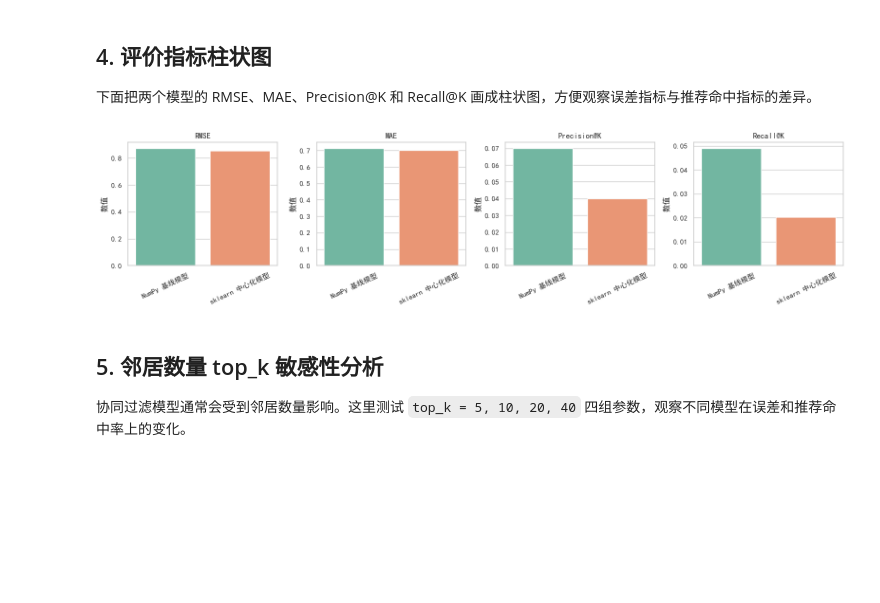
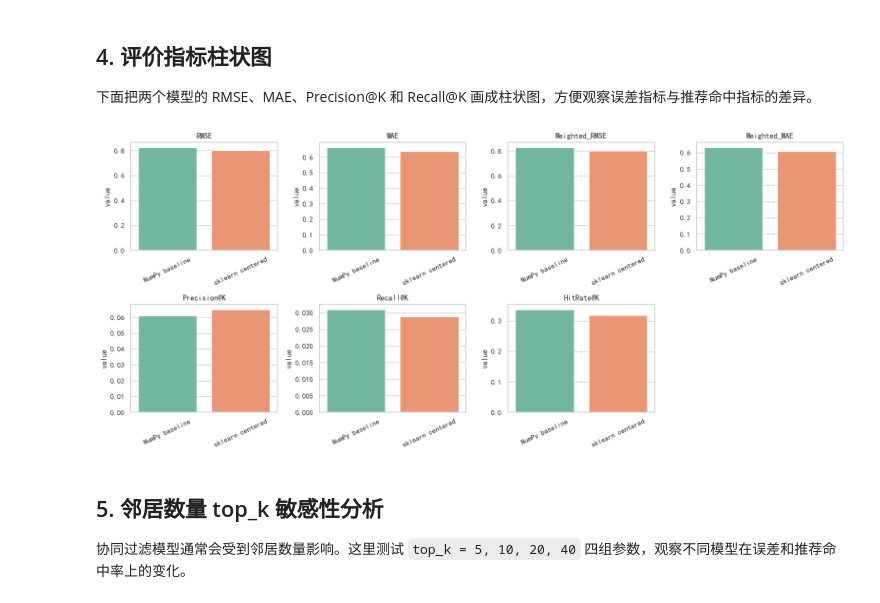
Before and after one commit to chihayaqs/Movie-Recommender-System, a Jupyter notebook: notebooks/model_comparison.ipynb, the cells around one changed output. Cells and saved outputs as stored; diff of their text form; code cells hidden in the pictures; blank space fills up the shorter version.

```diff
--- a/notebooks/model_comparison.ipynb
+++ b/notebooks/model_comparison.ipynb
@@ -90,24 +102,24 @@ Name: 取值, dtype: object
 # %%
 train_matrix, test_matrix = train_test_split_matrix(
     matrix,
-    test_size=experiment_config['测试集比例'],
-    random_state=experiment_config['随机种子'],
+    test_size=TEST_SIZE,
+    random_state=RANDOM_STATE,
 )
 
-eval_user_count = 20
+eval_user_count = None
 all_eval_user_ids = [uid for uid in test_matrix.index if test_matrix.loc[uid].notna().any()]
 eval_user_ids = all_eval_user_ids if eval_user_count is None else all_eval_user_ids[:eval_user_count]
 
 split_summary = pd.Series(
     {
-        '训练矩阵规模': train_matrix.shape,
-        '测试矩阵规模': test_matrix.shape,
-        '训练集评分数': int(train_matrix.notna().sum().sum()),
-        '测试集评分数': int(test_matrix.notna().sum().sum()),
-        '参与评估用户数': len(eval_user_ids),
-        '参与评估的测试评分数': int(test_matrix.loc[eval_user_ids].notna().sum().sum()),
+        'train_shape': train_matrix.shape,
+        'test_shape': test_matrix.shape,
+        'train_ratings': int(train_matrix.notna().sum().sum()),
+        'test_ratings': int(test_matrix.notna().sum().sum()),
+        'evaluation_users': len(eval_user_ids),
+        'evaluation_test_ratings': int(test_matrix.loc[eval_user_ids].notna().sum().sum()),
     },
-    name='取值',
+    name='value',
 )
 display(split_summary)
 # %% [output]
@@ -159,31 +178,34 @@ display(comparison_display)
 
 下面把两个模型的 RMSE、MAE、Precision@K 和 Recall@K 画成柱状图，方便观察误差指标与推荐命中指标的差异。
 # %%
-metric_labels = ['RMSE', 'MAE', 'Precision@K', 'Recall@K']
+metric_labels = EVALUATION_METRICS
 plot_source = comparison.copy()
 plot_source.attrs = {}
 plot_df = plot_source.melt(
     id_vars=['algorithm'],
     value_vars=metric_labels,
-    var_name='指标',
-    value_name='数值',
+    var_name='metric',
+    value_name='value',
 )
-plot_df['模型'] = plot_df['algorithm'].map({
-    BASELINE_ALGORITHM: 'NumPy 基线模型',
-    SKLEARN_ALGORITHM: 'sklearn 中心化模型',
+plot_df['model_label'] = plot_df['algorithm'].map({
+    BASELINE_ALGORITHM: 'NumPy baseline',
+    SKLEARN_ALGORITHM: 'sklearn centered',
 })
 
-fig, axes = plt.subplots(1, 4, figsize=(16, 4))
+fig, axes = plt.subplots(2, 4, figsize=(16, 7))
+axes = axes.ravel()
 for ax, metric in zip(axes, metric_labels):
-    current = plot_df[plot_df['指标'] == metric]
-    sns.barplot(data=current, x='模型', y='数值', ax=ax, hue='模型', palette='Set2', legend=False)
+    current = plot_df[plot_df['metric'] == metric]
+    sns.barplot(data=current, x='model_label', y='value', ax=ax, hue='model_label', palette='Set2', legend=False)
     ax.set_title(metric)
     ax.set_xlabel('')
     ax.tick_params(axis='x', rotation=25)
+for ax in axes[len(metric_labels):]:
+    ax.axis('off')
 plt.tight_layout()
 plt.show()
 # %% [output]
-[figure, old version]
+[figure, new version]
 # %% [markdown]
 ## 5. 邻居数量 top_k 敏感性分析
 
```
Also changed, not shown: parts of 17 cells of this notebook, 6 other files.
